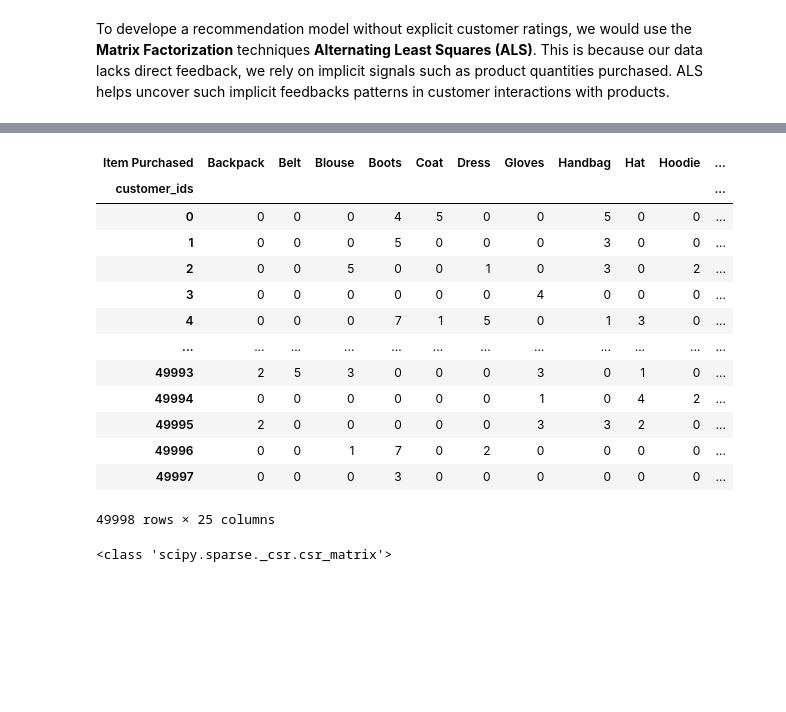
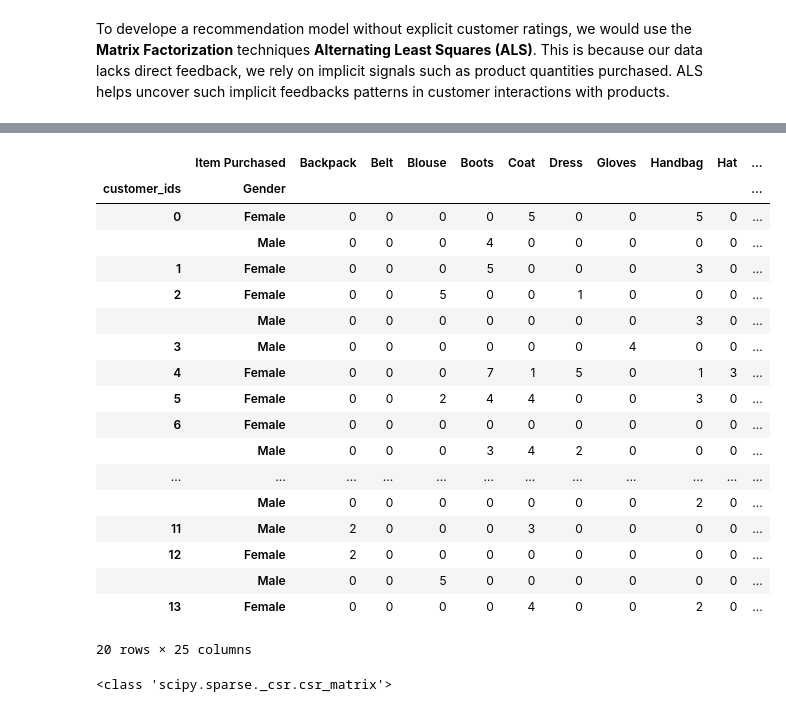
Before and after one commit to TonyNewness/Product-Recommendation, a Jupyter notebook: Copy_of_Main_Group_2_project.ipynb, the cells around one changed output, grey strips where cells are left out. Cells and saved outputs as stored; diff of their text form; code cells hidden in the pictures; blank space fills up the shorter version.

```diff
--- a/Copy_of_Main_Group_2_project.ipynb
+++ b/Copy_of_Main_Group_2_project.ipynb
@@ -163,4 +187,5 @@ plt.show()
 # %%
 # Listing all unique years on the dataset
-data['Purchase Date'].apply(lambda x: x.split('/')[2].split(' ')[0]).unique()
+data['Purchase Date'] = pd.to_datetime(data['Purchase Date'], dayfirst=True, format='mixed') # Convert 'Purchase Date' to datetime
+data['Purchase Date'].dt.year.unique()
 # %% [output]
@@ -203,0 +336,21 @@ By_Year.sum()
+# %%
+# Convert 'Purchase Date' to datetime
+data['Purchase Date'] = pd.to_datetime(data['Purchase Date'], dayfirst=True)
+
+# Group by the full datetime (including time) and sum the 'Total Purchase Amount'
+by_datetime = data.groupby(data['Purchase Date'])['Total Purchase Amount'].sum()
+
+# Find the datetime with the highest total purchase amount
+datetime_with_highest_purchase = by_datetime.idxmax()
+highest_purchase_amount = by_datetime.max()
+
+# Find the datetime with the lowest total purchase amount
+datetime_with_lowest_purchase = by_datetime.idxmin()
+lowest_purchase_amount = by_datetime.min()
+
+print(f"Datetime with highest purchase amount: {datetime_with_highest_purchase}, Amount: £{highest_purchase_amount:,}")
+print('''
+===========================================
+===========================================
+''')
+print(f"Datetime with lowest purchase amount: {datetime_with_lowest_purchase}, Amount: £{lowest_purchase_amount:,}")
@@ -336,5 +508,5 @@ Name: Age, dtype: float64
 # %% [markdown]
 To develope a recommendation model without explicit customer ratings, we would use the **Matrix Factorization** techniques **Alternating Least Squares (ALS)**. This is because our data lacks direct feedback, we rely on implicit signals such as product quantities purchased. ALS helps uncover such implicit feedbacks patterns in customer interactions with products.
 # %%
-data.drop(columns=['Purchase Date','Product Price','Total Purchase Amount','Payment Method','Age','Gender'],axis=1, inplace=True)
-data
+# data.drop(columns=['Purchase Date','Product Price','Total Purchase Amount','Payment Method','Age','Gender'],axis=1, inplace=True)
+# data
@@ -379,21 +537,26 @@ data.head(20)
 # %%
-pivot = pd.pivot_table(data, values= 'Quantity', index= 'customer_ids', columns= 'Item Purchased', aggfunc= 'sum', fill_value= 0)
-pivot
+pivot = pd.pivot_table(data, values= 'Quantity', index= ['customer_ids', 'Gender'], columns= 'Item Purchased', aggfunc= 'sum', fill_value= 0)
+pivot.head(20)
 # %% [output]
-| Item Purchased | Backpack | Belt | Blouse | Boots | Coat | Dress | Gloves | Handbag | Hat | Hoodie | ... |
-| customer_ids |  |  |  |  |  |  |  |  |  |  | ... |
-| 0 | 0 | 0 | 0 | 4 | 5 | 0 | 0 | 5 | 0 | 0 | ... |
-| 1 | 0 | 0 | 0 | 5 | 0 | 0 | 0 | 3 | 0 | 0 | ... |
-| 2 | 0 | 0 | 5 | 0 | 0 | 1 | 0 | 3 | 0 | 2 | ... |
-| 3 | 0 | 0 | 0 | 0 | 0 | 0 | 4 | 0 | 0 | 0 | ... |
-| 4 | 0 | 0 | 0 | 7 | 1 | 5 | 0 | 1 | 3 | 0 | ... |
+|  | Item Purchased | Backpack | Belt | Blouse | Boots | Coat | Dress | Gloves | Handbag | Hat | ... |
+| customer_ids | Gender |  |  |  |  |  |  |  |  |  | ... |
+| 0 | Female | 0 | 0 | 0 | 0 | 5 | 0 | 0 | 5 | 0 | ... |
+|  | Male | 0 | 0 | 0 | 4 | 0 | 0 | 0 | 0 | 0 | ... |
+| 1 | Female | 0 | 0 | 0 | 5 | 0 | 0 | 0 | 3 | 0 | ... |
+| 2 | Female | 0 | 0 | 5 | 0 | 0 | 1 | 0 | 0 | 0 | ... |
+|  | Male | 0 | 0 | 0 | 0 | 0 | 0 | 0 | 3 | 0 | ... |
+| 3 | Male | 0 | 0 | 0 | 0 | 0 | 0 | 4 | 0 | 0 | ... |
+| 4 | Female | 0 | 0 | 0 | 7 | 1 | 5 | 0 | 1 | 3 | ... |
+| 5 | Female | 0 | 0 | 2 | 4 | 4 | 0 | 0 | 3 | 0 | ... |
+| 6 | Female | 0 | 0 | 0 | 0 | 0 | 0 | 0 | 0 | 0 | ... |
+|  | Male | 0 | 0 | 0 | 3 | 4 | 2 | 0 | 0 | 0 | ... |
 | ... | ... | ... | ... | ... | ... | ... | ... | ... | ... | ... | ... |
-| 49993 | 2 | 5 | 3 | 0 | 0 | 0 | 3 | 0 | 1 | 0 | ... |
-| 49994 | 0 | 0 | 0 | 0 | 0 | 0 | 1 | 0 | 4 | 2 | ... |
-| 49995 | 2 | 0 | 0 | 0 | 0 | 0 | 3 | 3 | 2 | 0 | ... |
-| 49996 | 0 | 0 | 1 | 7 | 0 | 2 | 0 | 0 | 0 | 0 | ... |
-| 49997 | 0 | 0 | 0 | 3 | 0 | 0 | 0 | 0 | 0 | 0 | ... |
+|  | Male | 0 | 0 | 0 | 0 | 0 | 0 | 0 | 2 | 0 | ... |
+| 11 | Male | 2 | 0 | 0 | 0 | 3 | 0 | 0 | 0 | 0 | ... |
+| 12 | Female | 2 | 0 | 0 | 0 | 0 | 0 | 0 | 0 | 0 | ... |
+|  | Male | 0 | 0 | 5 | 0 | 0 | 0 | 0 | 0 | 0 | ... |
+| 13 | Female | 0 | 0 | 0 | 0 | 4 | 0 | 0 | 2 | 0 | ... |
-49998 rows × 25 columns
+20 rows × 25 columns
 # %%
 # Converting to sparse matrix format for efficient computation, as sparse matrix holds only none zero values and as we can see above not all customer purchased all products hence we have a lot of zeros.
 csr = csr_matrix(pivot) # we convert to csr format because ALS model only works with csr data
```
Also changed, not shown: parts of 39 cells of this notebook.
